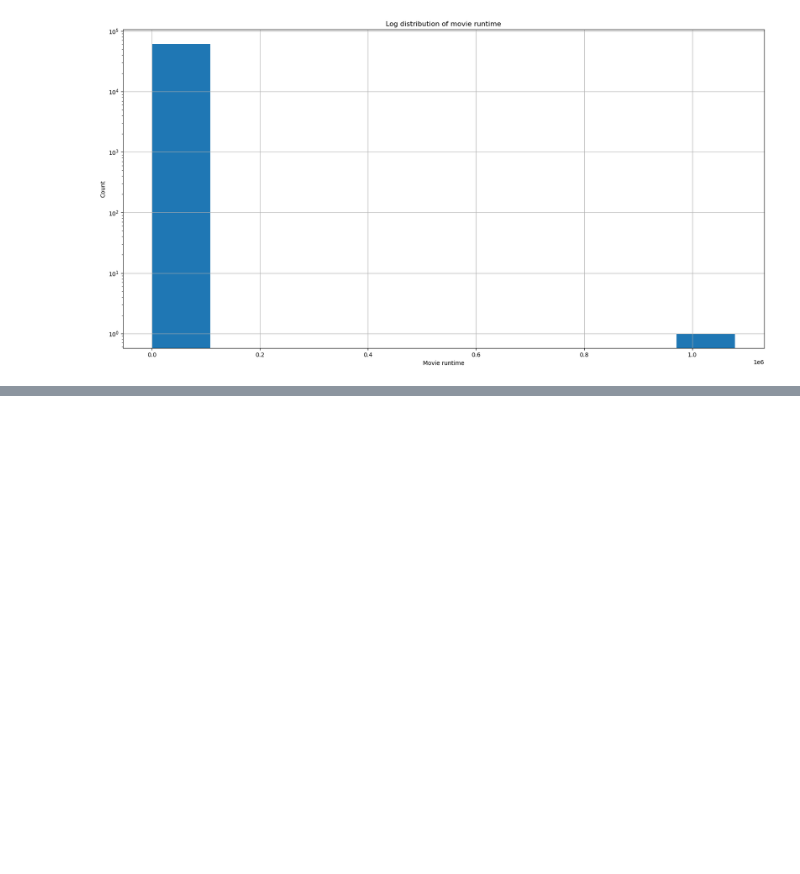
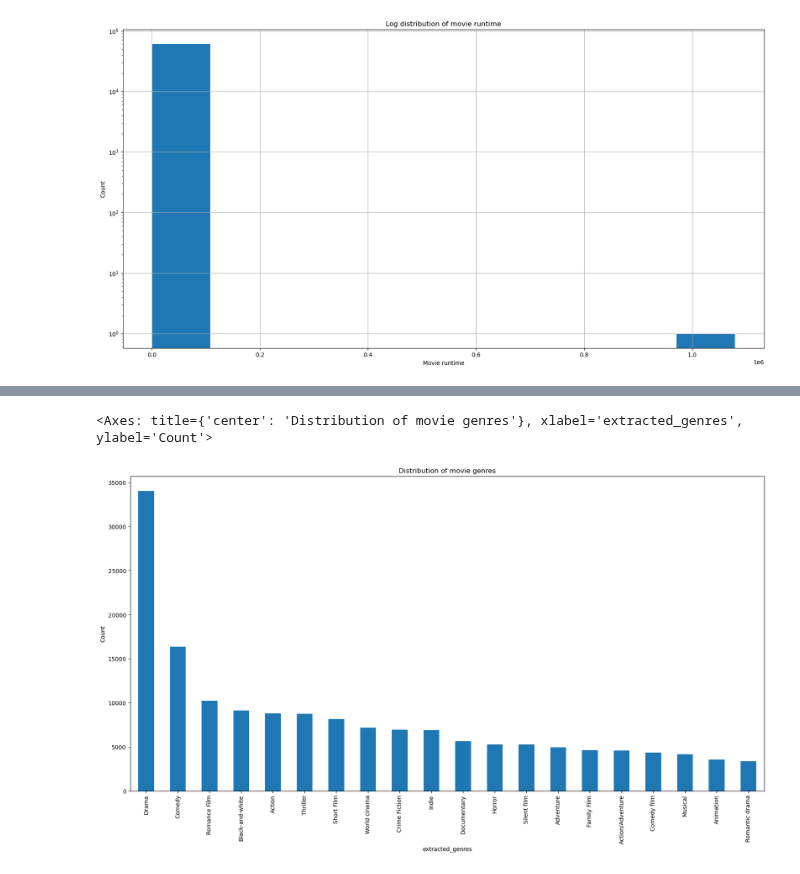
Before and after one commit to epfl-ada/ada-2023-project-radatouille, a Jupyter notebook: milestone_2.ipynb, the cells around one changed output, grey strips where cells are left out. Drawn from its saved outputs; the diff is of its cells as text; code cells hidden in the pictures; blank space fills up the shorter version.

```diff
--- a/milestone_2.ipynb
+++ b/milestone_2.ipynb
@@ -215,0 +331,10 @@ Test
+# %%
+#plot teh distribution of movie genres, for the top 20 genres
+plt.figure(figsize=(20,10))
+plt.title('Distribution of movie genres')
+plt.xlabel('Movie genres')
+plt.ylabel('Count')
+exploded_genre_df['extracted_genres'].value_counts().head(20).plot(kind='bar')
+# %% [output]
+<Axes: title={'center': 'Distribution of movie genres'}, xlabel='extracted_genres', ylabel='Count'>
+[figure, added]
```
Also changed, not shown: parts of 10 cells of this notebook.
